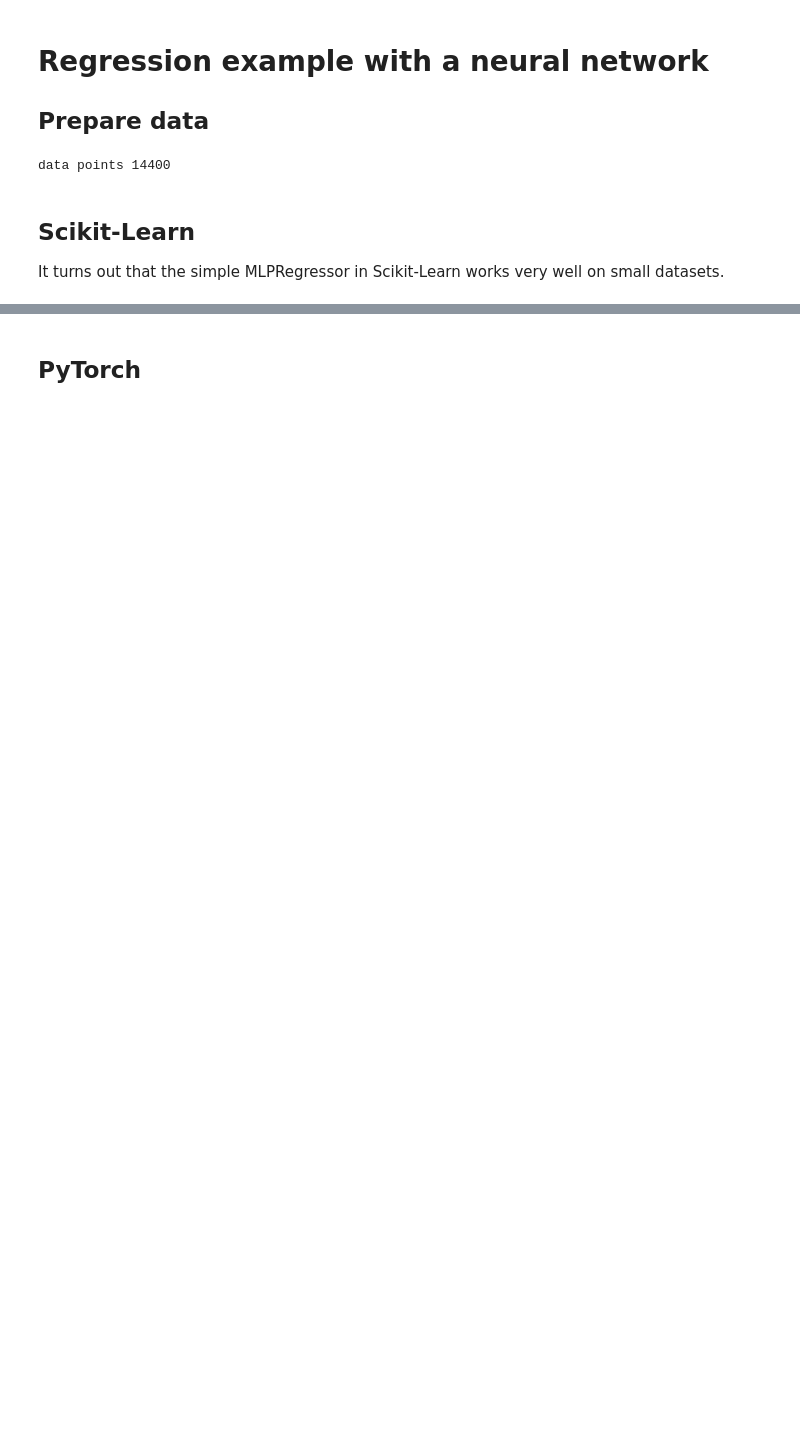
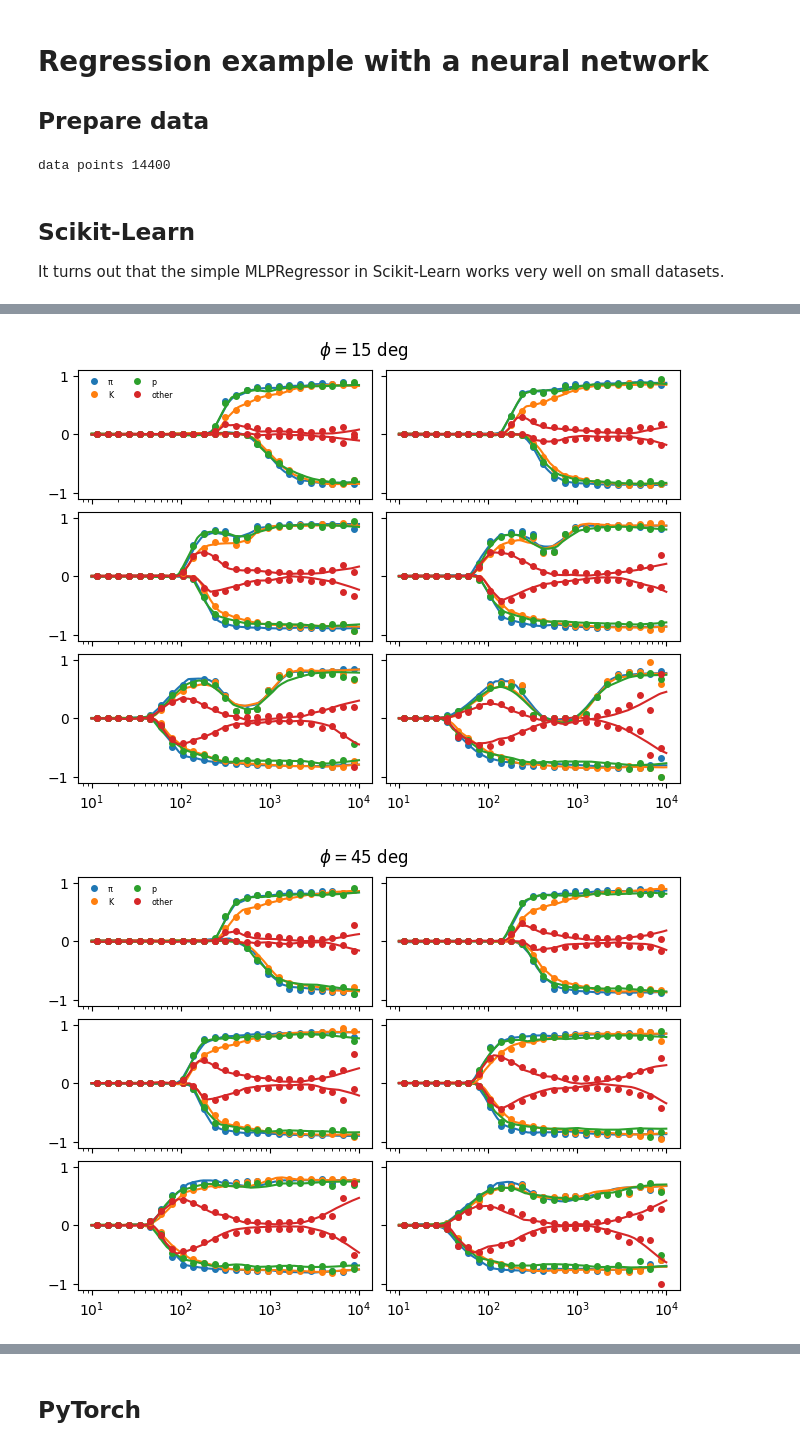
Before and after one commit to HDembinski/HDembinski.github.io, a Jupyter notebook: regression.ipynb, the cells around one changed output, grey strips where cells are left out. Drawn from its saved outputs; the diff is of its cells as text; code cells hidden in the pictures; blank space fills up the shorter version.

```diff
--- a/regression.ipynb
+++ b/regression.ipynb
@@ -139,0 +128,5 @@ for phii in rec.axes[2].centers[:]:
+# %%
+draw(clf.predict)
+# %% [output]
+[figure, added]
+[figure, added]
```
Also changed, not shown: parts of 21 cells of this notebook.
